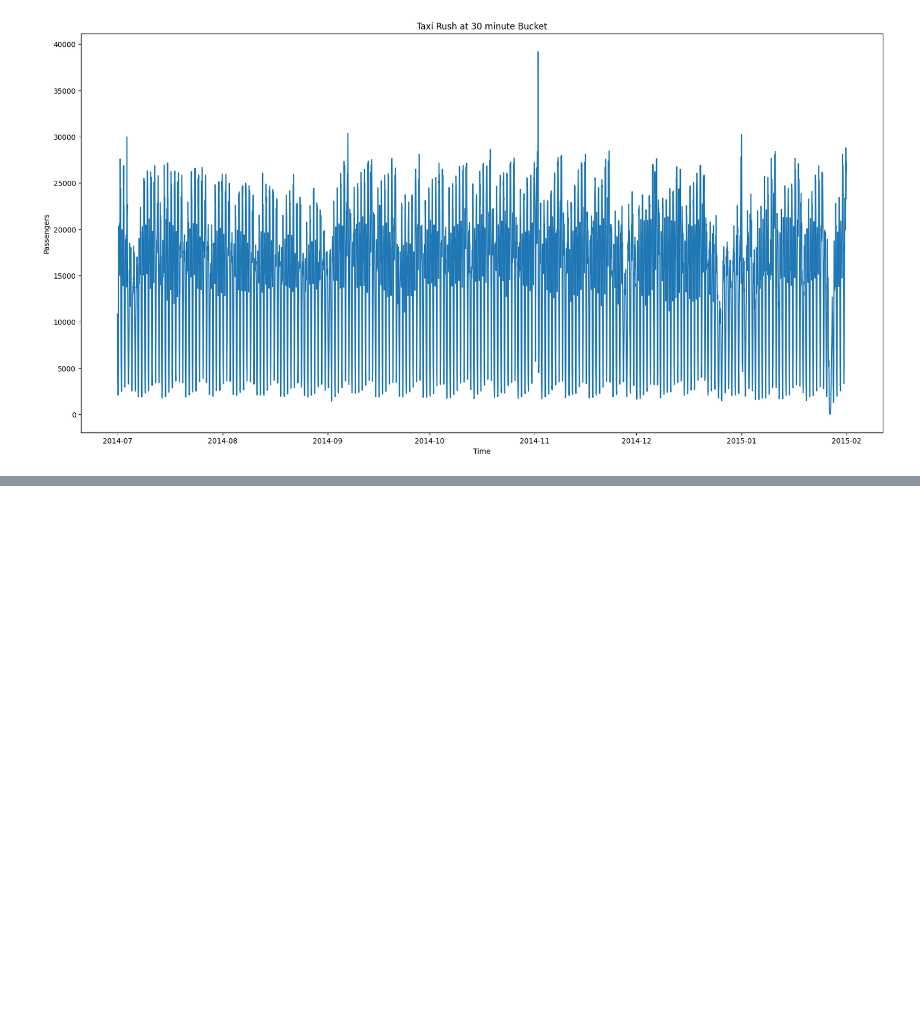
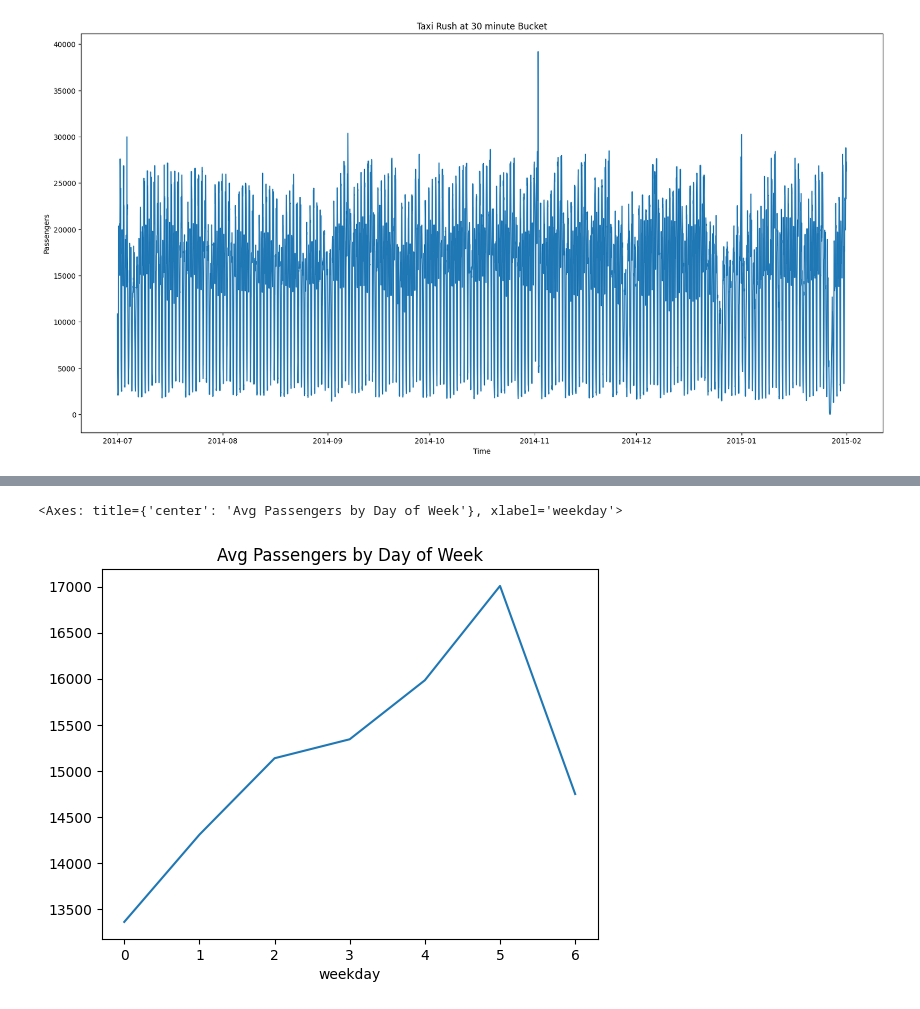
Before and after one commit to faizan23804/NYCtaxi_Anomaly_Detection, a Jupyter notebook: notebooks/EDA.ipynb, the cells around one changed output, grey strips where cells are left out. Drawn from its saved outputs; the diff is of its cells as text; code cells hidden in the pictures; blank space fills up the shorter version.

```diff
--- a/notebooks/EDA.ipynb
+++ b/notebooks/EDA.ipynb
@@ -136,0 +169,7 @@ plt.show();
+# %%
+df.groupby('weekday')['passengers'].mean().plot(
+    title="Avg Passengers by Day of Week"
+)
+# %% [output]
+<Axes: title={'center': 'Avg Passengers by Day of Week'}, xlabel='weekday'>
+[figure, added]
```
Also changed, not shown: parts of 11 cells of this notebook.
